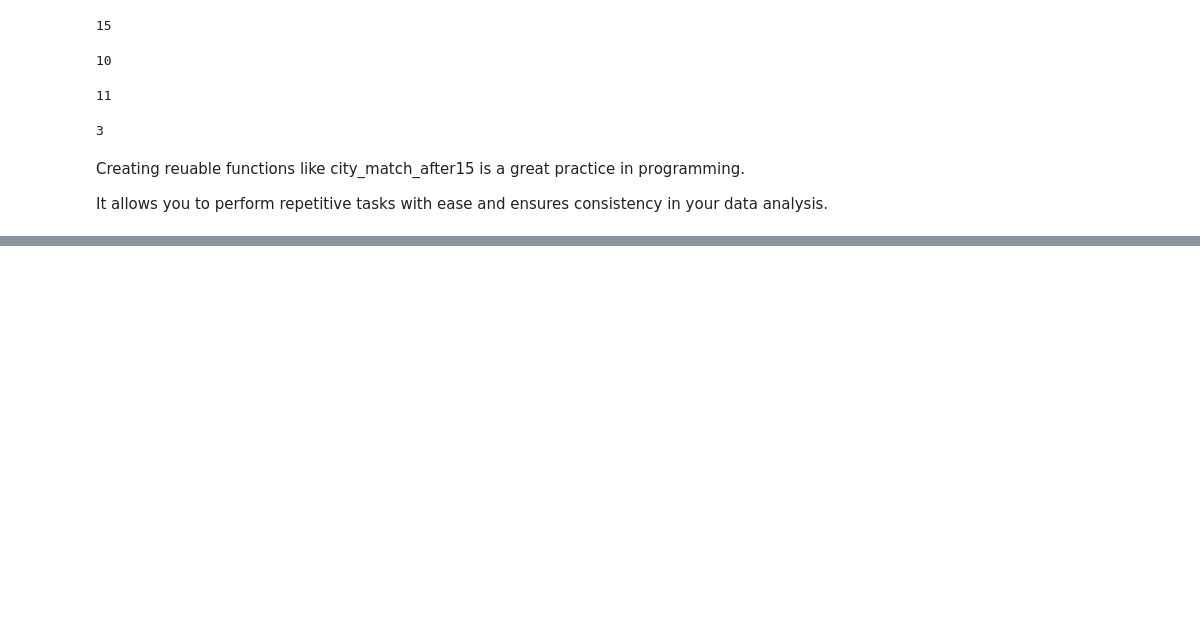
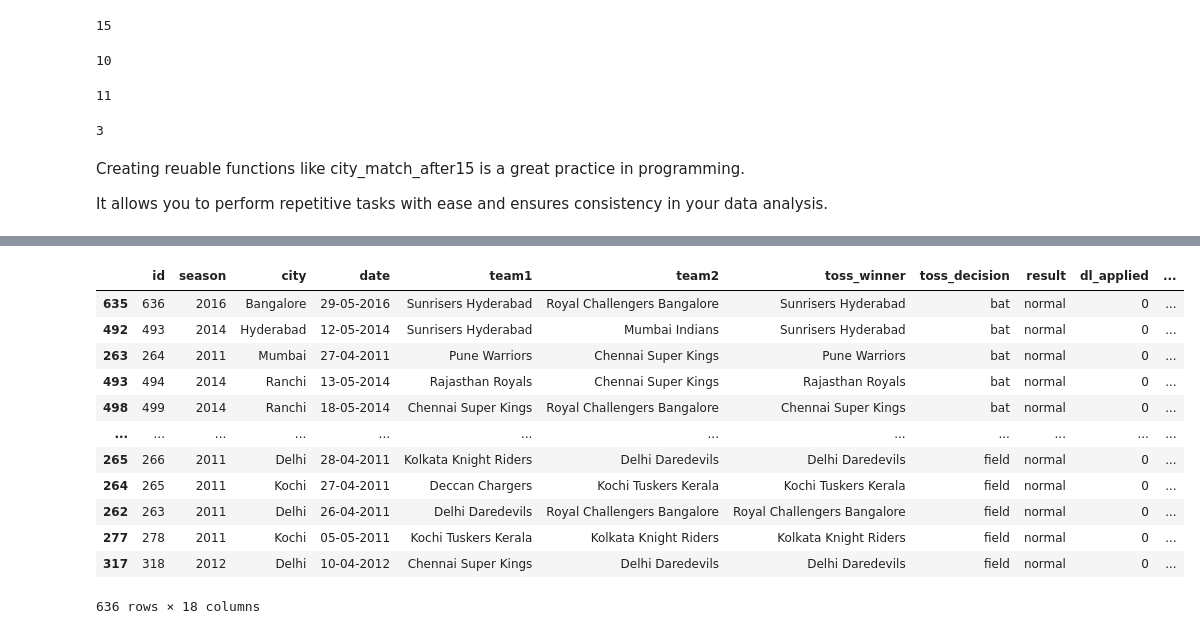
Before and after one commit to Srishti36912/Python_clg, a Jupyter notebook: ipl.ipynb, the cells around one changed output, grey strips where cells are left out. Cells and saved outputs as stored; diff of their text form; code cells hidden in the pictures; blank space fills up the shorter version.

Commit message:
value counts and sort values function usage and analysis using it.

```diff
--- a/ipl.ipynb
+++ b/ipl.ipynb
@@ -505,0 +621,16 @@ It allows you to perform repetitive tasks with ease and ensures consistency in y
+# %%
+df.sort_values('toss_decision') # you can use sort_values function in dataframe
+# %% [output]
+|  | id | season | city | date | team1 | team2 | toss_winner | toss_decision | result | dl_applied | ... |
+| 635 | 636 | 2016 | Bangalore | 29-05-2016 | Sunrisers Hyderabad | Royal Challengers Bangalore | Sunrisers Hyderabad | bat | normal | 0 | ... |
+| 492 | 493 | 2014 | Hyderabad | 12-05-2014 | Sunrisers Hyderabad | Mumbai Indians | Sunrisers Hyderabad | bat | normal | 0 | ... |
+| 263 | 264 | 2011 | Mumbai | 27-04-2011 | Pune Warriors | Chennai Super Kings | Pune Warriors | bat | normal | 0 | ... |
+| 493 | 494 | 2014 | Ranchi | 13-05-2014 | Rajasthan Royals | Chennai Super Kings | Rajasthan Royals | bat | normal | 0 | ... |
+| 498 | 499 | 2014 | Ranchi | 18-05-2014 | Chennai Super Kings | Royal Challengers Bangalore | Chennai Super Kings | bat | normal | 0 | ... |
+| ... | ... | ... | ... | ... | ... | ... | ... | ... | ... | ... | ... |
+| 265 | 266 | 2011 | Delhi | 28-04-2011 | Kolkata Knight Riders | Delhi Daredevils | Delhi Daredevils | field | normal | 0 | ... |
+| 264 | 265 | 2011 | Kochi | 27-04-2011 | Deccan Chargers | Kochi Tuskers Kerala | Kochi Tuskers Kerala | field | normal | 0 | ... |
+| 262 | 263 | 2011 | Delhi | 26-04-2011 | Delhi Daredevils | Royal Challengers Bangalore | Royal Challengers Bangalore | field | normal | 0 | ... |
+| 277 | 278 | 2011 | Kochi | 05-05-2011 | Kochi Tuskers Kerala | Kolkata Knight Riders | Kolkata Knight Riders | field | normal | 0 | ... |
+| 317 | 318 | 2012 | Delhi | 10-04-2012 | Chennai Super Kings | Delhi Daredevils | Delhi Daredevils | field | normal | 0 | ... |
+636 rows × 18 columns
```
Also changed, not shown: parts of 14 cells of this notebook.
